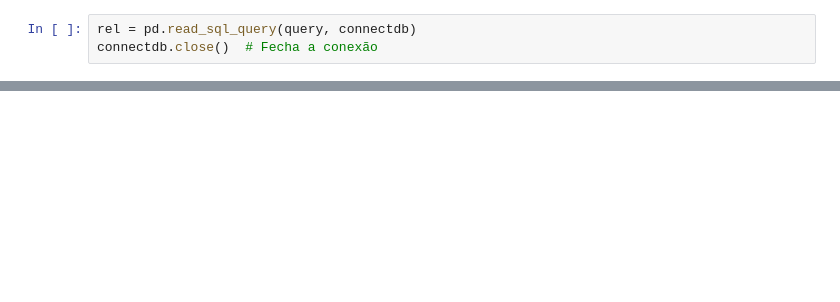
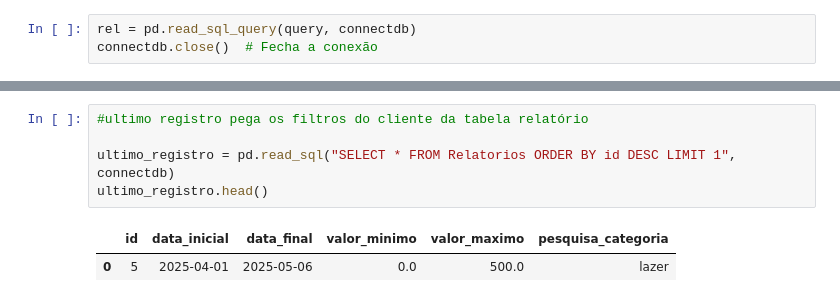
Before and after one commit to LTRibeiros/Projeto-Financeiro, a Jupyter notebook: relatorio.ipynb, the cells around one changed output, grey strips where cells are left out. Cells and saved outputs as stored; diff of their text form; blank space fills up the shorter version.

```diff
--- a/relatorio.ipynb
+++ b/relatorio.ipynb
@@ -31,0 +57,8 @@ plt.show()
+# %%
+#ultimo registro pega os filtros do cliente da tabela relatório
+
+ultimo_registro = pd.read_sql("SELECT * FROM Relatorios ORDER BY id DESC LIMIT 1", connectdb)
+ultimo_registro.head()
+# %% [output]
+|  | id | data_inicial | data_final | valor_minimo | valor_maximo | pesquisa_categoria |
+| 0 | 5 | 2025-04-01 | 2025-05-06 | 0.0 | 500.0 | lazer |
```
Also changed, not shown: parts of 9 cells of this notebook, 4 other files.
